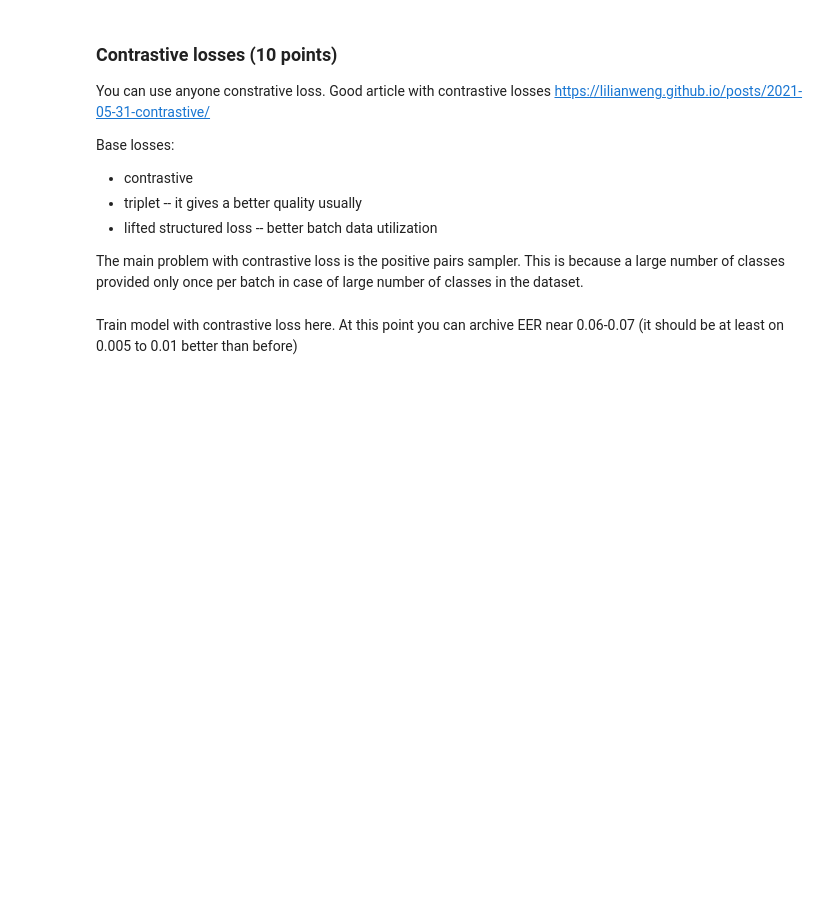
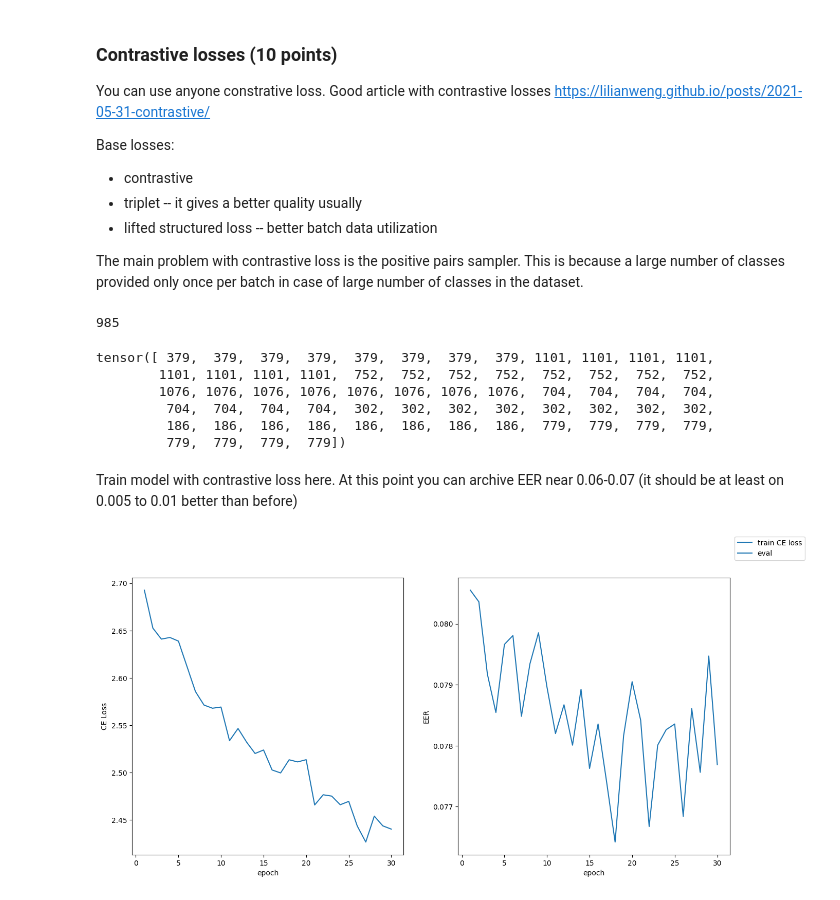
Before and after one commit to Yuko377/speech_course, a Jupyter notebook: week_03_kws_bio/homework.ipynb, the cells around one changed output. Saved outputs shown, nothing was run; the diff lists cells and outputs as text; code cells hidden in the pictures; blank space fills up the shorter version.

```diff
--- a/week_03_kws_bio/homework.ipynb
+++ b/week_03_kws_bio/homework.ipynb
@@ -423,6 +390 @@ Epoch 8. Train loss 2.3746136602365744. Eval score 0.0767372369508551
 KeyboardInterrupt:
-# %%
-model = EcapaTDNN(FEATS, trainset.speakers(), 256).to(DEVICE)
-opt = optim.Adam(model.parameters())
-# scheduler = torch.optim.lr_scheduler.CyclicLR(opt, base_lr=1e-8, max_lr=1e-3, mode='triangular2', cycle_momentum=False )
-train(model, opt, None, batch_size=128)
@@ -466,0 +453,22 @@ class PositivePairsSampler(torch.utils.data.Sampler):
+# %%
+loader = torch_data.DataLoader(
+    trainset,
+    collate_fn=dataset.collate_fn,
+    num_workers=LOADER_WORKERS,
+    batch_sampler=PositivePairsSampler(trainset._speakers, 64, 8)
+)
+print(len(loader.batch_sampler))
+il = iter(loader)
+# %% [output]
+985
+# %%
+_, target, _ = next(il)
+# %%
+target
+# %% [output]
+tensor([ 379,  379,  379,  379,  379,  379,  379,  379, 1101, 1101, 1101, 1101,
+        1101, 1101, 1101, 1101,  752,  752,  752,  752,  752,  752,  752,  752,
+        1076, 1076, 1076, 1076, 1076, 1076, 1076, 1076,  704,  704,  704,  704,
+         704,  704,  704,  704,  302,  302,  302,  302,  302,  302,  302,  302,
+         186,  186,  186,  186,  186,  186,  186,  186,  779,  779,  779,  779,
+         779,  779,  779,  779])
@@ -467,17 +506,33 @@ class PositivePairsSampler(torch.utils.data.Sampler):
 # %%
-def contrastive_train_stage(model, opt, batch_size: int = 256):
+def contrastive_train_stage(model, opt, scheduler, batch_size: int = 256):
     # You can use any contrastive loss here to improve training
     # You can combine contrastive loss with the NLL loss after AAM softmax to improve stability
     loader = torch_data.DataLoader(
         trainset,
         collate_fn=dataset.collate_fn,
         num_workers=LOADER_WORKERS,
-        batch_sampler=PositivePairsSampler(trainset._speakers, batch_size)
+        batch_sampler=PositivePairsSampler(trainset._speakers, batch_size, 8)
     )
     # <YOUR CODE IS HERE>
+    loss_sum = 0.0
+    batches = 0
+    for X, Y, _ in tqdm.tqdm(loader):
+        logits, embeddings = model(X.to(DEVICE))
+        loss = triplet_loss(embeddings, Y, 8) + F.nll_loss(logits, Y.to(DEVICE))
+
+        loss_sum += loss.item()
+        batches += 1
+        opt.zero_grad()
+        loss.backward()
+        opt.step()
+        if scheduler is not None:
+            scheduler.step()
+    return loss_sum / batches
 # %% [markdown]
 Train model with contrastive loss here. At this point you can archive EER near 0.06-0.07 (it should be at least on 0.005 to 0.01 better than before)
 # %%
 model = torch.load('model.pt').to(DEVICE)
-opt = optim.Adam(model.parameters())
-train(model, opt, batch_size=128, train_fun=contrastive_train_stage)
+opt = optim.Adam(model.parameters(), lr=1e-6)
+train(model, opt, None, batch_size=128, train_fun=contrastive_train_stage)
+# %% [output]
+[figure, added]
```
Also changed, not shown: parts of 10 cells of this notebook.
